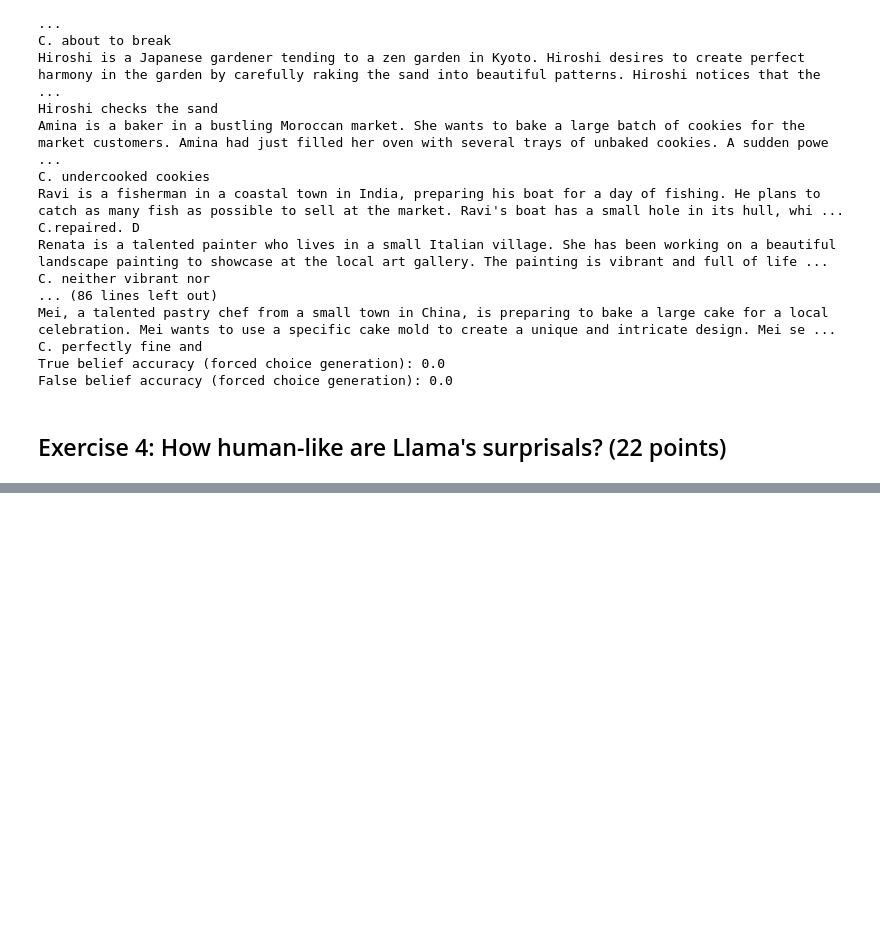
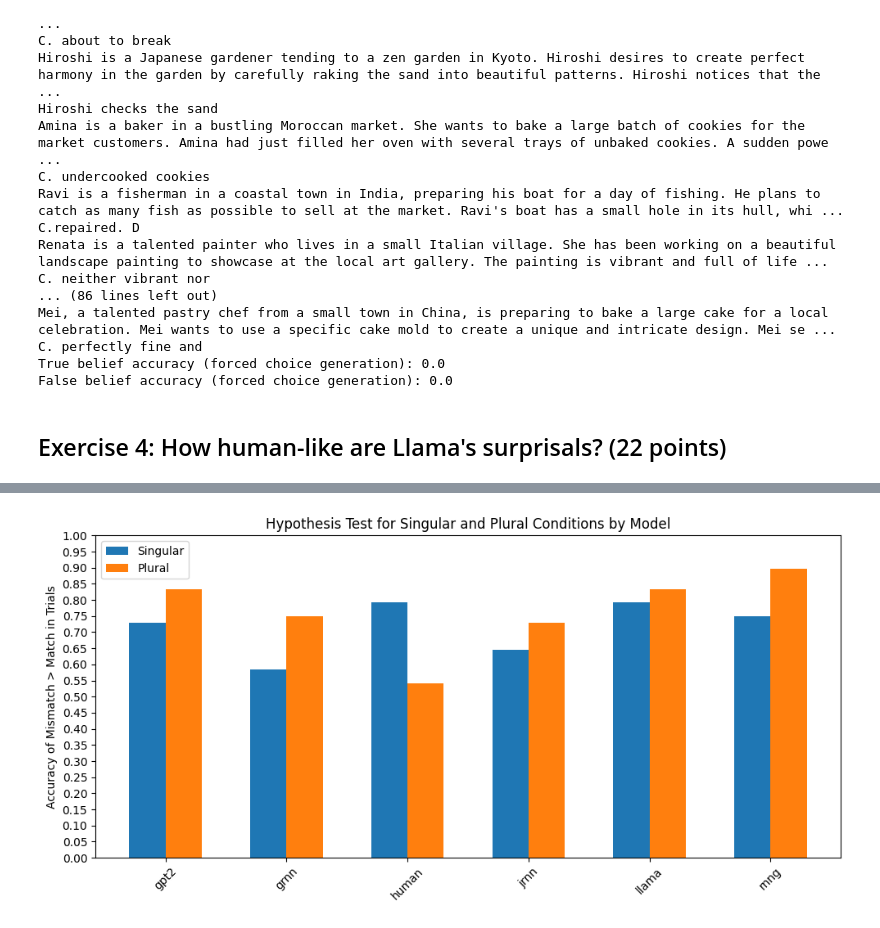
Before and after one commit to ozlemkrblt/Understanding_LLMs_Workspace, a Jupyter notebook: understanding-llms/homework/04_evaluation.ipynb, the cells around one changed output, grey strips where cells are left out. Cells and saved outputs as stored; diff of their text form; code cells hidden in the pictures; blank space fills up the shorter version.

```diff
--- a/understanding-llms/homework/04_evaluation.ipynb
+++ b/understanding-llms/homework/04_evaluation.ipynb
@@ -621,4 +634,4 @@ The prediction is that humans and models should have difficulty processing the m
 > 7. Select the results for Llama and humans only. Is the processing 'difficulty' of Llama correlated with the processing slowdown of humans (across singular / plural conditions)? Interpret the correlation coefficient.
 # %%
-df = pd.read_csv("data/SVA_data.csv")
+df = pd.read_csv("/content/SVA_data.csv")
 df.head()
@@ -632,0 +645,34 @@ df.head()
+# %%
+import pandas as pd
+
+df['surprisal_sing'] = df['mismatch_sing'] > df['match_sing']
+df['surprisal_plur'] = df['mismatch_plural'] > df['match_plural']
+
+hypothesis_test = df.groupby('model').agg(
+    surp_sing_mean=('surprisal_sing', 'mean'),
+    surp_plur_mean=('surprisal_plur', 'mean')
+).reset_index()
+# %%
+import matplotlib.pyplot as plt
+
+# barplot of the results, by model and by condition (plural vs. singular)
+bar_width = 0.3
+index = range(len(hypothesis_test))
+
+fig, ax = plt.subplots(figsize=(10,5))
+
+
+bar1 = ax.bar([i - bar_width/2 for i in index], hypothesis_test['surp_sing_mean'], bar_width, label='Singular')
+bar2 = ax.bar([i + bar_width/2 for i in index], hypothesis_test['surp_plur_mean'], bar_width, label='Plural')
+
+ax.set_xticks(index)
+ax.set_yticks(np.arange(0, 1.1, 0.05))
+ax.set_xticklabels(hypothesis_test['model'], rotation=45)
+ax.set_ylim(0,1)
+ax.set_ylabel('Accuracy of Mismatch > Match in Trials')
+ax.set_title('Hypothesis Test for Singular and Plural Conditions by Model')
+ax.legend()
+plt.tight_layout()
+plt.show()
+# %% [output]
+[figure, added]
```
Also changed, not shown: parts of 5 cells of this notebook.
